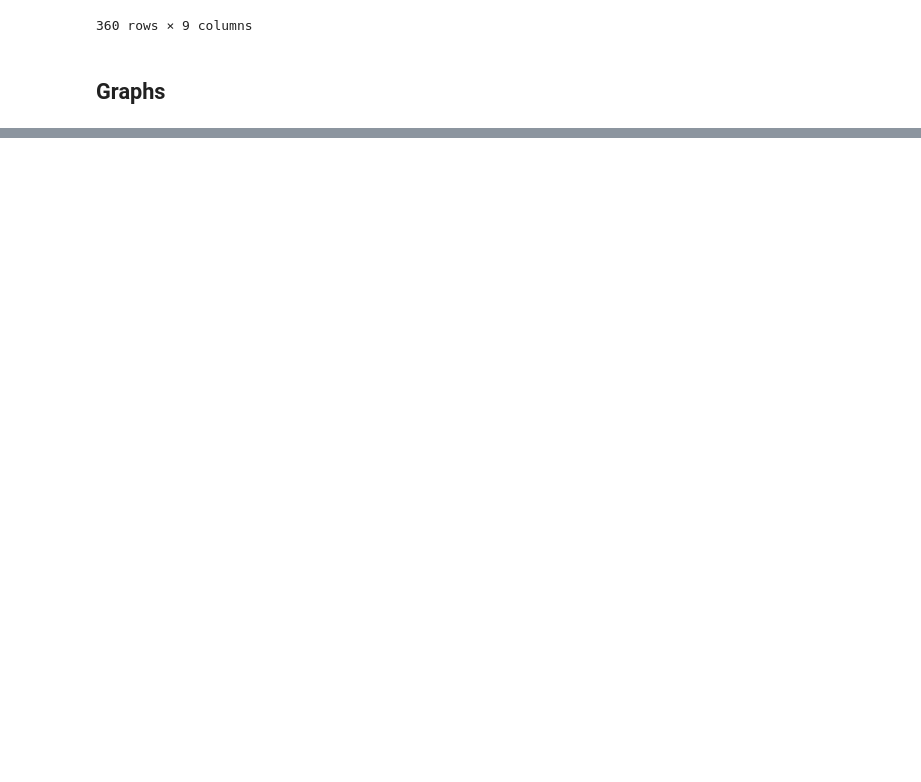
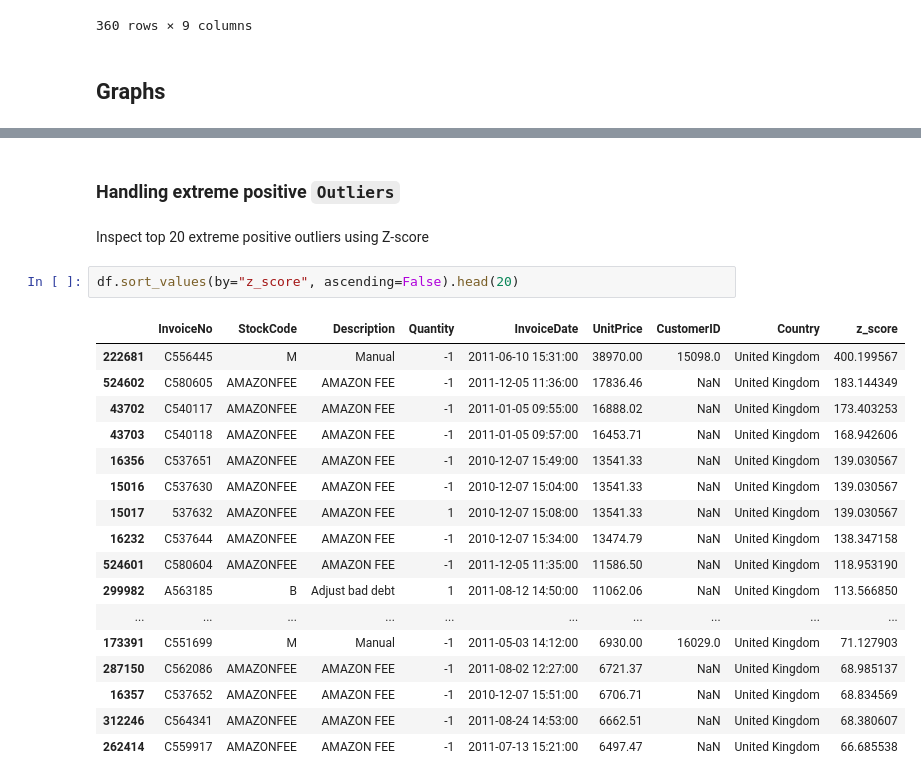
Before and after one commit to Pogo-S/Financial_Data_Project, a Jupyter notebook: scripts/eda.ipynb, the cells around one changed output, grey strips where cells are left out. Drawn from its saved outputs; the diff is of its cells as text; blank space fills up the shorter version.

```diff
--- a/scripts/eda.ipynb
+++ b/scripts/eda.ipynb
@@ -407,0 +394,24 @@ Name: UnitPrice, dtype: float64
+# %% [markdown]
+### Handling extreme positive `Outliers`
+# %% [markdown]
+Inspect top 20 extreme positive outliers using Z-score
+# %%
+df.sort_values(by="z_score", ascending=False).head(20)
+# %% [output]
+|  | InvoiceNo | StockCode | Description | Quantity | InvoiceDate | UnitPrice | CustomerID | Country | z_score |
+| 222681 | C556445 | M | Manual | -1 | 2011-06-10 15:31:00 | 38970.00 | 15098.0 | United Kingdom | 400.199567 |
+| 524602 | C580605 | AMAZONFEE | AMAZON FEE | -1 | 2011-12-05 11:36:00 | 17836.46 | NaN | United Kingdom | 183.144349 |
+| 43702 | C540117 | AMAZONFEE | AMAZON FEE | -1 | 2011-01-05 09:55:00 | 16888.02 | NaN | United Kingdom | 173.403253 |
+| 43703 | C540118 | AMAZONFEE | AMAZON FEE | -1 | 2011-01-05 09:57:00 | 16453.71 | NaN | United Kingdom | 168.942606 |
+| 16356 | C537651 | AMAZONFEE | AMAZON FEE | -1 | 2010-12-07 15:49:00 | 13541.33 | NaN | United Kingdom | 139.030567 |
+| 15016 | C537630 | AMAZONFEE | AMAZON FEE | -1 | 2010-12-07 15:04:00 | 13541.33 | NaN | United Kingdom | 139.030567 |
+| 15017 | 537632 | AMAZONFEE | AMAZON FEE | 1 | 2010-12-07 15:08:00 | 13541.33 | NaN | United Kingdom | 139.030567 |
+| 16232 | C537644 | AMAZONFEE | AMAZON FEE | -1 | 2010-12-07 15:34:00 | 13474.79 | NaN | United Kingdom | 138.347158 |
+| 524601 | C580604 | AMAZONFEE | AMAZON FEE | -1 | 2011-12-05 11:35:00 | 11586.50 | NaN | United Kingdom | 118.953190 |
+| 299982 | A563185 | B | Adjust bad debt | 1 | 2011-08-12 14:50:00 | 11062.06 | NaN | United Kingdom | 113.566850 |
+| ... | ... | ... | ... | ... | ... | ... | ... | ... | ... |
+| 173391 | C551699 | M | Manual | -1 | 2011-05-03 14:12:00 | 6930.00 | 16029.0 | United Kingdom | 71.127903 |
+| 287150 | C562086 | AMAZONFEE | AMAZON FEE | -1 | 2011-08-02 12:27:00 | 6721.37 | NaN | United Kingdom | 68.985137 |
+| 16357 | C537652 | AMAZONFEE | AMAZON FEE | -1 | 2010-12-07 15:51:00 | 6706.71 | NaN | United Kingdom | 68.834569 |
+| 312246 | C564341 | AMAZONFEE | AMAZON FEE | -1 | 2011-08-24 14:53:00 | 6662.51 | NaN | United Kingdom | 68.380607 |
+| 262414 | C559917 | AMAZONFEE | AMAZON FEE | -1 | 2011-07-13 15:21:00 | 6497.47 | NaN | United Kingdom | 66.685538 |
```
Also changed, not shown: parts of 18 cells of this notebook, 2 other files.
